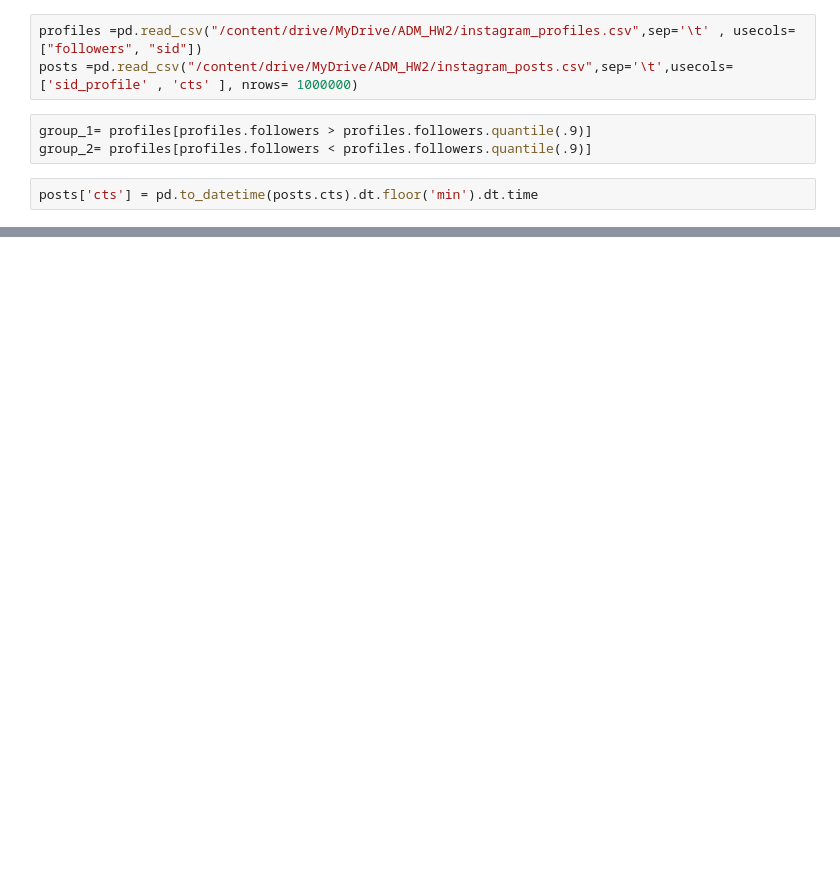
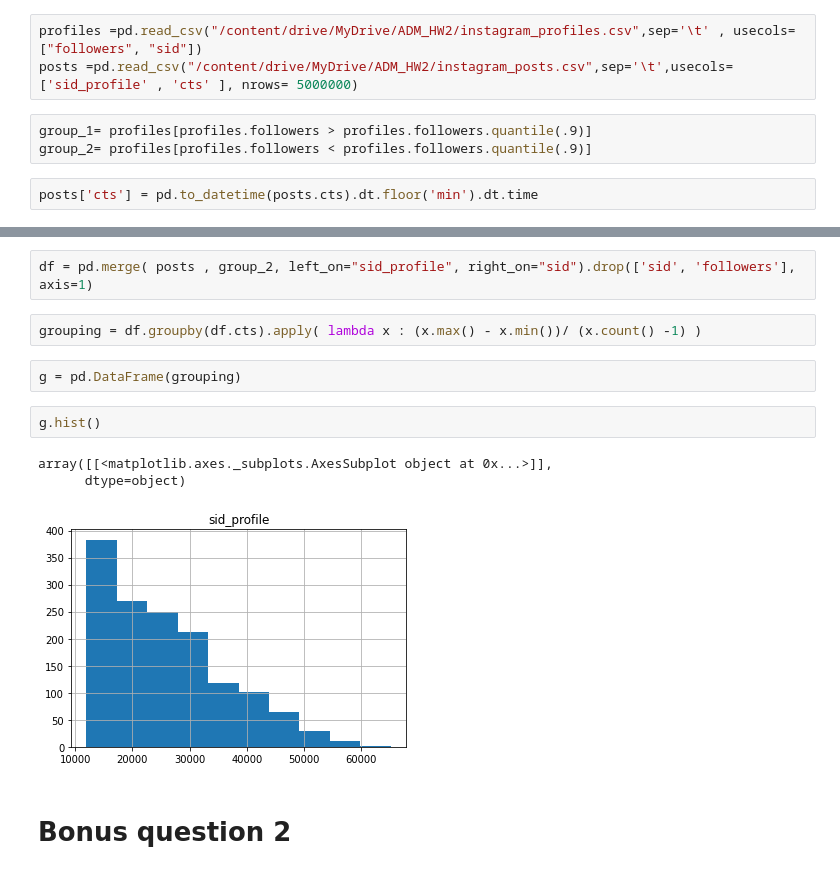
Before and after one commit to PaoloBarba/ADM_HW2, a Jupyter notebook: main.ipynb, the cells around one changed output, grey strips where cells are left out. Saved outputs shown, nothing was run; the diff lists cells and outputs as text; blank space fills up the shorter version.

```diff
--- a/main.ipynb
+++ b/main.ipynb
@@ -805,7 +806,7 @@ With the boxplot rappresentation we see how much the distribution is skew.
 # Bonus point
 # %%
 profiles =pd.read_csv("/content/drive/MyDrive/ADM_HW2/instagram_profiles.csv",sep='\t' , usecols=["followers", "sid"])
-posts =pd.read_csv("/content/drive/MyDrive/ADM_HW2/instagram_posts.csv",sep='\t',usecols=['sid_profile' , 'cts' ], nrows= 1000000)
+posts =pd.read_csv("/content/drive/MyDrive/ADM_HW2/instagram_posts.csv",sep='\t',usecols=['sid_profile' , 'cts' ], nrows= 5000000)
 # %%
 group_1= profiles[profiles.followers > profiles.followers.quantile(.9)]
 group_2= profiles[profiles.followers < profiles.followers.quantile(.9)]
@@ -836,0 +850,14 @@ SyntaxError: ignored
+# %%
+df = pd.merge( posts , group_2, left_on="sid_profile", right_on="sid").drop(['sid', 'followers'], axis=1)
+# %%
+grouping = df.groupby(df.cts).apply( lambda x : (x.max() - x.min())/ (x.count() -1) )
+# %%
+g = pd.DataFrame(grouping)
+# %%
+g.hist()
+# %% [output]
+array([[<matplotlib.axes._subplots.AxesSubplot object at 0x...>]],
+      dtype=object)
+[figure, added]
+# %% [markdown]
+# Bonus question 2
```
Also changed, not shown: parts of 10 cells of this notebook.
